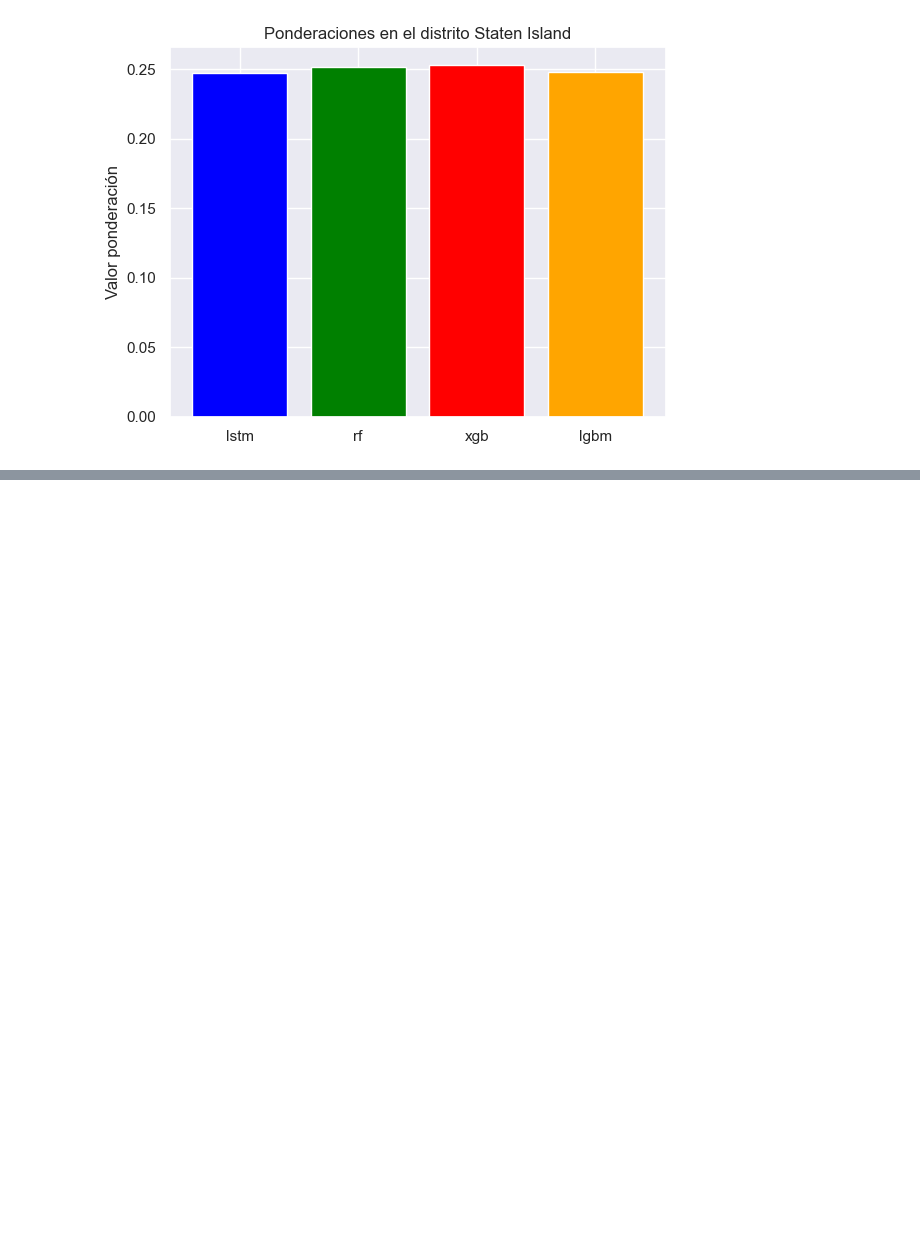
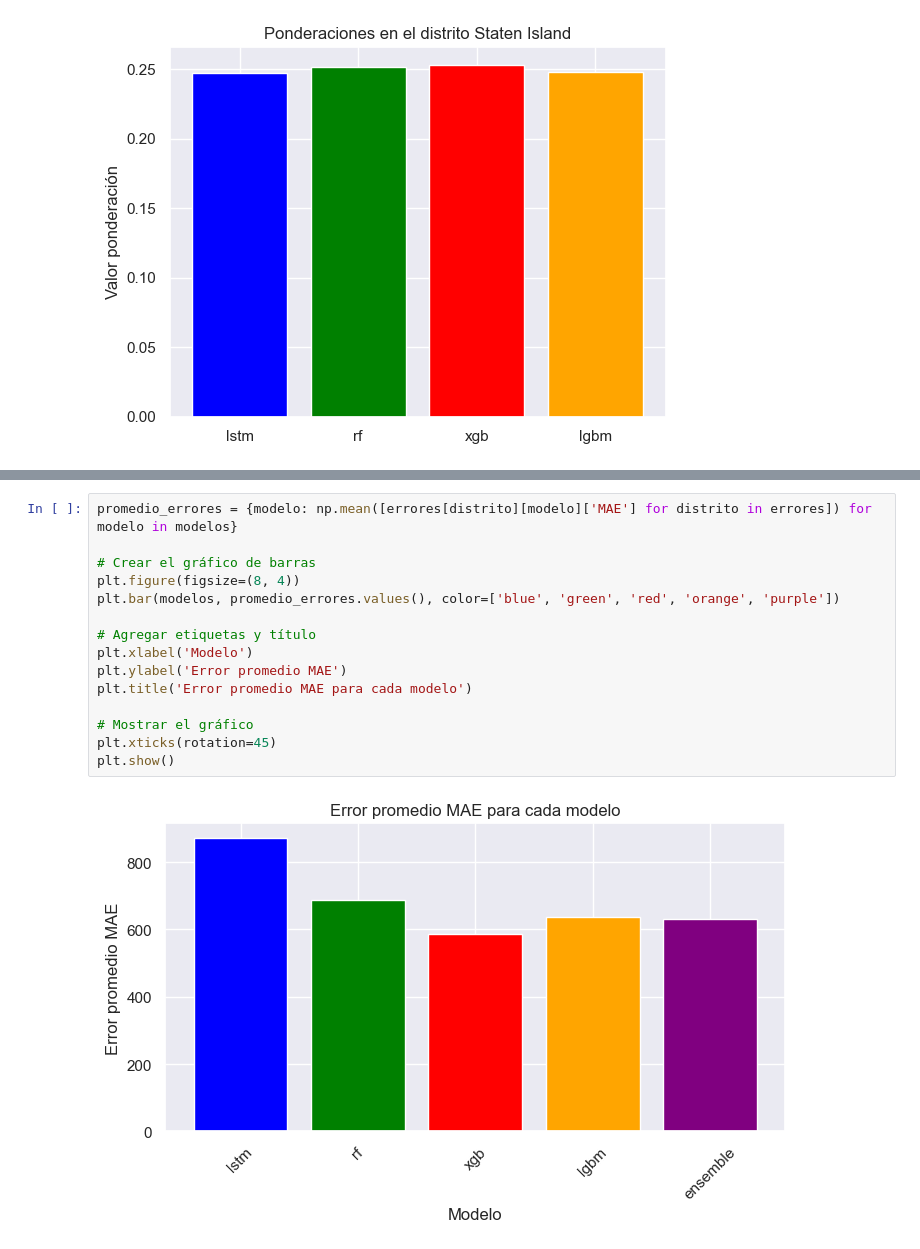
Before and after one commit to R4F43LB/EcoTaxisNYC, a Jupyter notebook: ML_Model/Evaluación/ensemble_evaluacion.ipynb, the cells around one changed output, grey strips where cells are left out. Cells and saved outputs as stored; diff of their text form; blank space fills up the shorter version.

```diff
--- a/ML_Model/Evaluación/ensemble_evaluacion.ipynb
+++ b/ML_Model/Evaluación/ensemble_evaluacion.ipynb
@@ -367,0 +421,17 @@ for distrito in distritos:
+# %%
+promedio_errores = {modelo: np.mean([errores[distrito][modelo]['MAE'] for distrito in errores]) for modelo in modelos}
+
+# Crear el gráfico de barras
+plt.figure(figsize=(8, 4))
+plt.bar(modelos, promedio_errores.values(), color=['blue', 'green', 'red', 'orange', 'purple'])
+
+# Agregar etiquetas y título
+plt.xlabel('Modelo')
+plt.ylabel('Error promedio MAE')
+plt.title('Error promedio MAE para cada modelo')
+
+# Mostrar el gráfico
+plt.xticks(rotation=45)
+plt.show()
+# %% [output]
+[figure, added]
```
Also changed, not shown: parts of 2 cells of this notebook, 1 other file.
